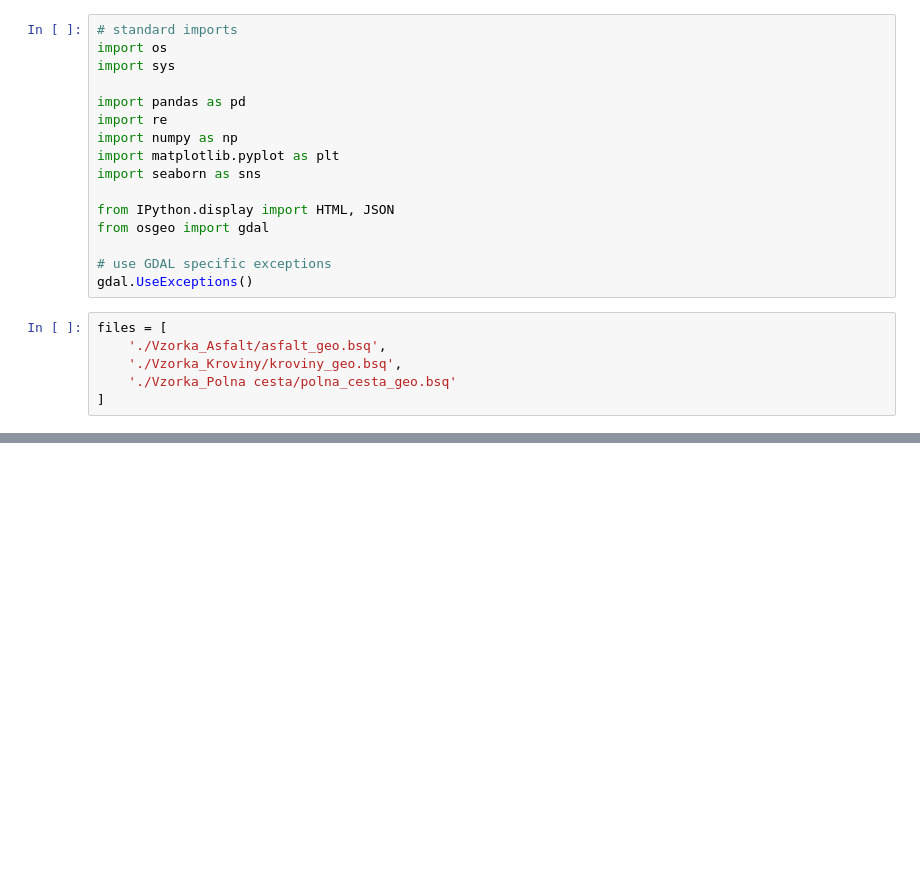
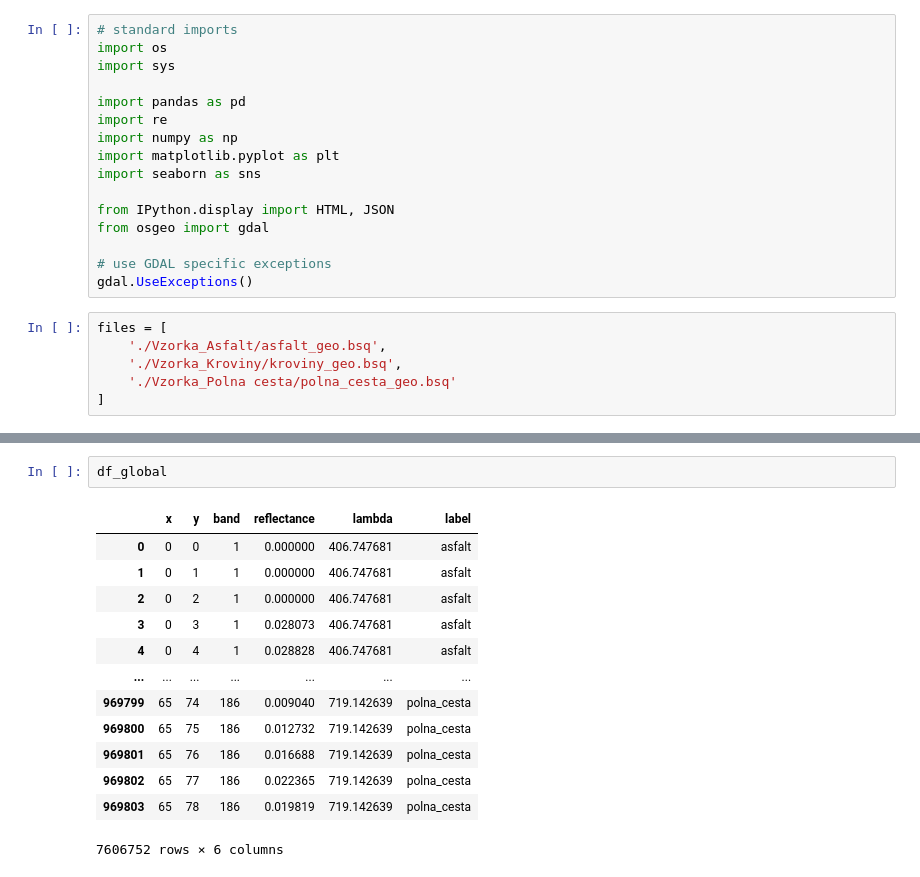
Before and after one commit to IISAS/nvflare-hysped, a Jupyter notebook: volumes/dev/tf/notebooks/analyse-data.ipynb, the cells around one changed output, grey strips where cells are left out. Cells and saved outputs as stored; diff of their text form; blank space fills up the shorter version.

```diff
--- a/volumes/dev/tf/notebooks/analyse-data.ipynb
+++ b/volumes/dev/tf/notebooks/analyse-data.ipynb
@@ -117,3 +123,19 @@ kroviny_geo.bsq (474, 131, 66)
 | 75% | 1.544546e-02 | 1.873135e+03 |
 | max | 1.229816e-01 | 2.516052e+03 |
 ... (6 outputs left out)
+# %%
+df_global
+# %% [output]
+|  | x | y | band | reflectance | lambda | label |
+| 0 | 0 | 0 | 1 | 0.000000 | 406.747681 | asfalt |
+| 1 | 0 | 1 | 1 | 0.000000 | 406.747681 | asfalt |
+| 2 | 0 | 2 | 1 | 0.000000 | 406.747681 | asfalt |
+| 3 | 0 | 3 | 1 | 0.028073 | 406.747681 | asfalt |
+| 4 | 0 | 4 | 1 | 0.028828 | 406.747681 | asfalt |
+| ... | ... | ... | ... | ... | ... | ... |
+| 969799 | 65 | 74 | 186 | 0.009040 | 719.142639 | polna_cesta |
+| 969800 | 65 | 75 | 186 | 0.012732 | 719.142639 | polna_cesta |
+| 969801 | 65 | 76 | 186 | 0.016688 | 719.142639 | polna_cesta |
+| 969802 | 65 | 77 | 186 | 0.022365 | 719.142639 | polna_cesta |
+| 969803 | 65 | 78 | 186 | 0.019819 | 719.142639 | polna_cesta |
+7606752 rows × 6 columns
```
Also changed, not shown: parts of 2 cells of this notebook.
